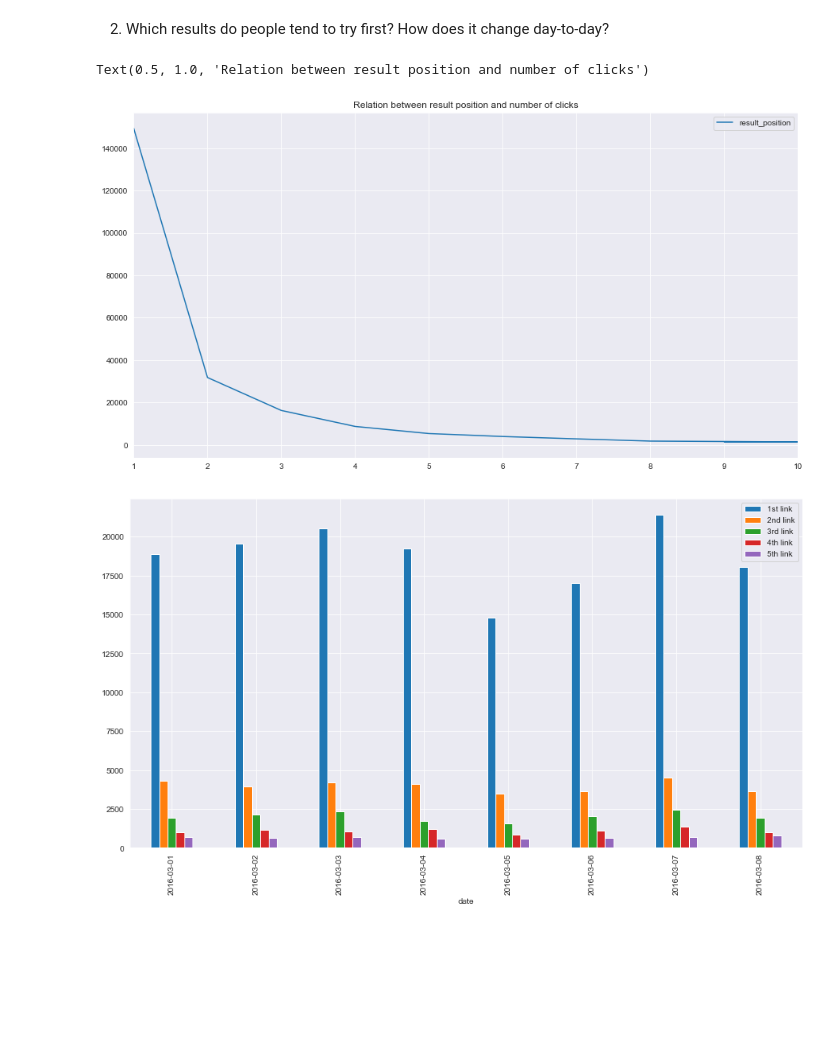
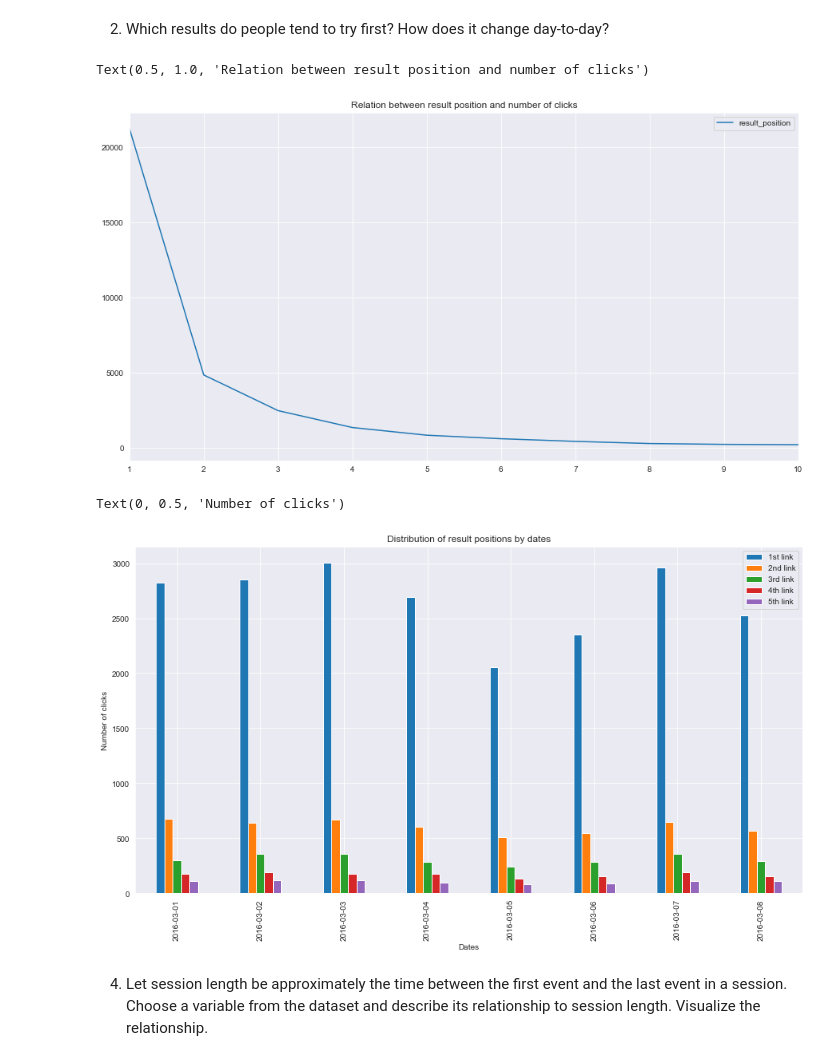
Before and after one commit to PejicM/DataSciencePraxis, a Jupyter notebook: 4. DA task/EventLogs_processing.ipynb, the cells around one changed output. Saved outputs shown, nothing was run; the diff lists cells and outputs as text; code cells hidden in the pictures; blank space fills up the shorter version.

Commit message:
Event Logs Project

```diff
--- a/4. DA task/EventLogs_processing.ipynb
+++ b/4. DA task/EventLogs_processing.ipynb
@@ -420,20 +433,26 @@ Text(0, 0.5, '%')
 2. Which results do people tend to try first? How does it change day-to-day?
 # %%
 #value_count() i distribucija vrednosti result_position
-resPositionDistribution = df['result_position'].value_counts()
+resPositionDistribution = df[df['action'] == 'visitPage']['result_position'].value_counts()
 dfRPD = pd.DataFrame(index=resPositionDistribution.index, data=resPositionDistribution)
 dfRPD.nlargest(10, 'result_position').plot(figsize=(15, 8))
 plt.title('Relation between result position and number of clicks')
 # %% [output]
 Text(0.5, 1.0, 'Relation between result position and number of clicks')
-[figure, old version]
+[figure, new version]
 # %%
 # distribution of result position by dates
-tempRPD = df.groupby('date')['result_position'].apply(lambda var: var.value_counts().nlargest(5))
+tempRPD = df[df['action'] == 'visitPage'].groupby('date')['result_position'].apply(lambda var: var.value_counts().nlargest(5))
 dfDateRPD = pd.DataFrame(index=tempRPD.index, data=tempRPD).unstack()
 
 # plotting results
 labels = ['1st link', '2nd link', '3rd link', '4th link', '5th link']
 ax = dfDateRPD.plot(kind='bar', figsize=(15, 8)).legend(labels)
+plt.title('Distribution of result positions by dates')
+plt.xlabel('Dates')
+plt.ylabel('Number of clicks')
 # %% [output]
+Text(0, 0.5, 'Number of clicks')
-[figure, old version]
+[figure, new version]
+# %% [markdown]
+4. Let session length be approximately the time between the first event and the last event in a session. Choose a variable from the dataset and describe its relationship to session length. Visualize the relationship.
```
Also changed, not shown: parts of 20 cells of this notebook.
